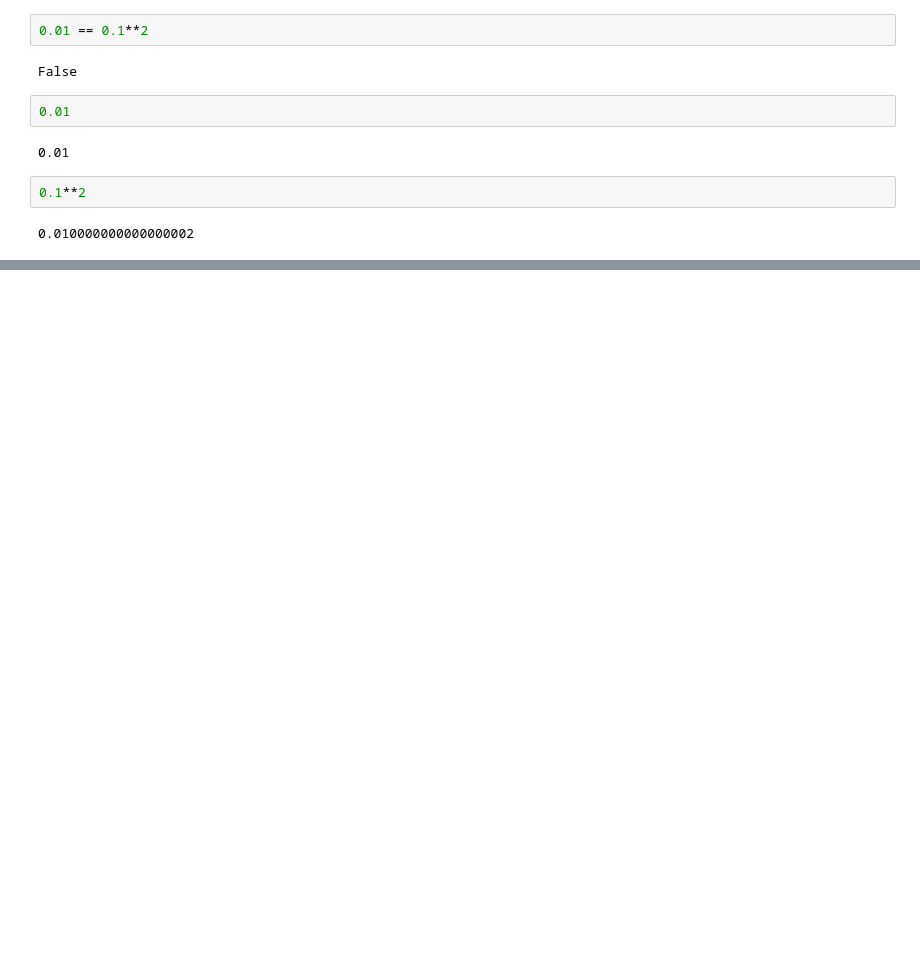
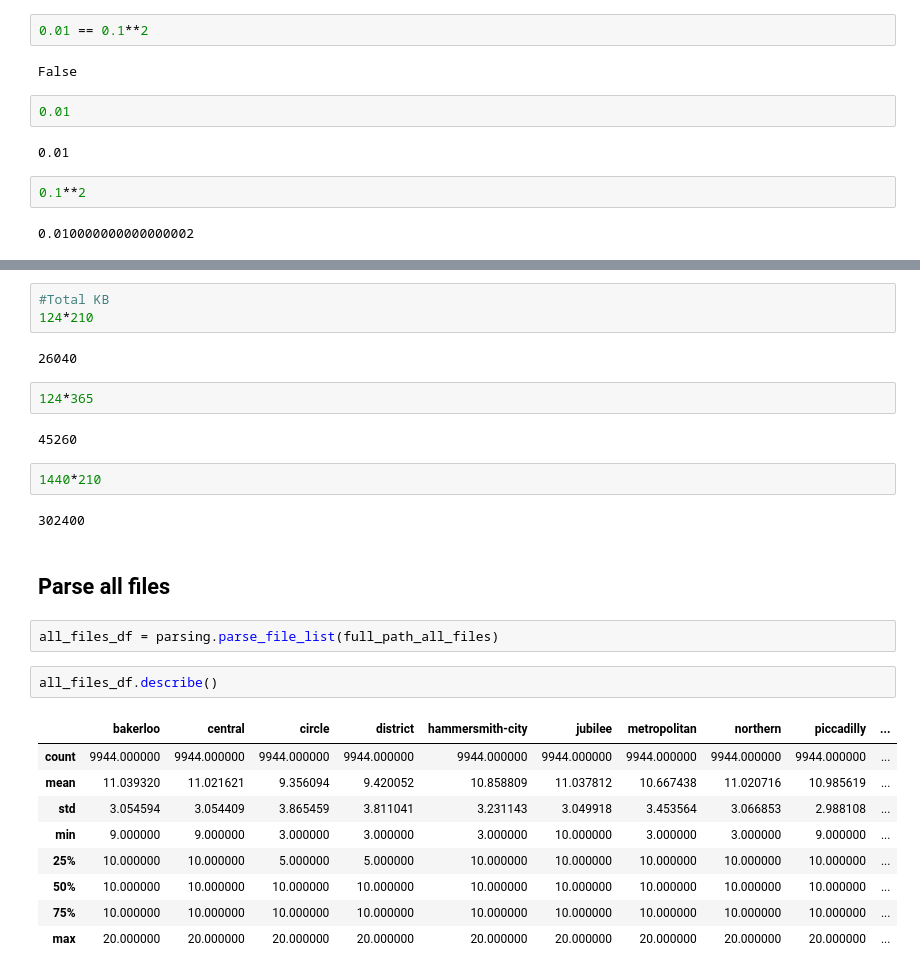
Before and after one commit to ihuston/dis-datascience, a Jupyter notebook: exploration/Initial Exploration.ipynb, the cells around one changed output, grey strips where cells are left out. Saved outputs shown, nothing was run; the diff lists cells and outputs as text; blank space fills up the shorter version.

```diff
--- a/exploration/Initial Exploration.ipynb
+++ b/exploration/Initial Exploration.ipynb
@@ -460,0 +477,29 @@ False
+# %%
+#Total KB
+124*210
+# %% [output]
+26040
+# %%
+124*365
+# %% [output]
+45260
+# %%
+1440*210
+# %% [output]
+302400
+# %% [markdown]
+## Parse all files
+# %%
+all_files_df = parsing.parse_file_list(full_path_all_files)
+# %%
+all_files_df.describe()
+# %% [output]
+|  | bakerloo | central | circle | district | hammersmith-city | jubilee | metropolitan | northern | piccadilly | ... |
+| count | 9944.000000 | 9944.000000 | 9944.000000 | 9944.000000 | 9944.000000 | 9944.000000 | 9944.000000 | 9944.000000 | 9944.000000 | ... |
+| mean | 11.039320 | 11.021621 | 9.356094 | 9.420052 | 10.858809 | 11.037812 | 10.667438 | 11.020716 | 10.985619 | ... |
+| std | 3.054594 | 3.054409 | 3.865459 | 3.811041 | 3.231143 | 3.049918 | 3.453564 | 3.066853 | 2.988108 | ... |
+| min | 9.000000 | 9.000000 | 3.000000 | 3.000000 | 3.000000 | 10.000000 | 3.000000 | 3.000000 | 9.000000 | ... |
+| 25% | 10.000000 | 10.000000 | 5.000000 | 5.000000 | 10.000000 | 10.000000 | 10.000000 | 10.000000 | 10.000000 | ... |
+| 50% | 10.000000 | 10.000000 | 10.000000 | 10.000000 | 10.000000 | 10.000000 | 10.000000 | 10.000000 | 10.000000 | ... |
+| 75% | 10.000000 | 10.000000 | 10.000000 | 10.000000 | 10.000000 | 10.000000 | 10.000000 | 10.000000 | 10.000000 | ... |
+| max | 20.000000 | 20.000000 | 20.000000 | 20.000000 | 20.000000 | 20.000000 | 20.000000 | 20.000000 | 20.000000 | ... |
```
Also changed, not shown: parts of 6 cells of this notebook, 2 other files.
